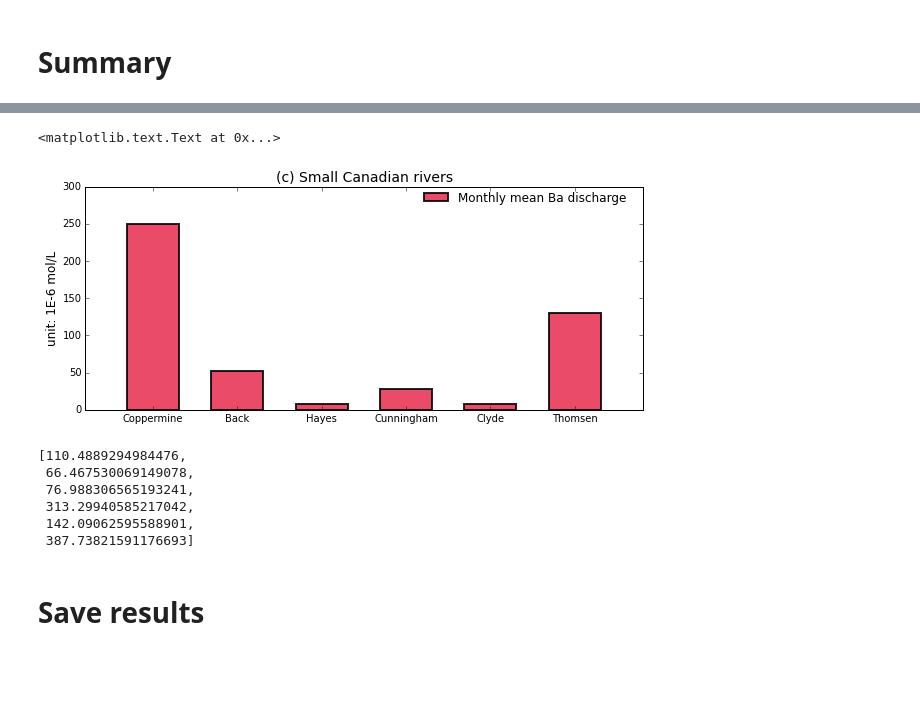
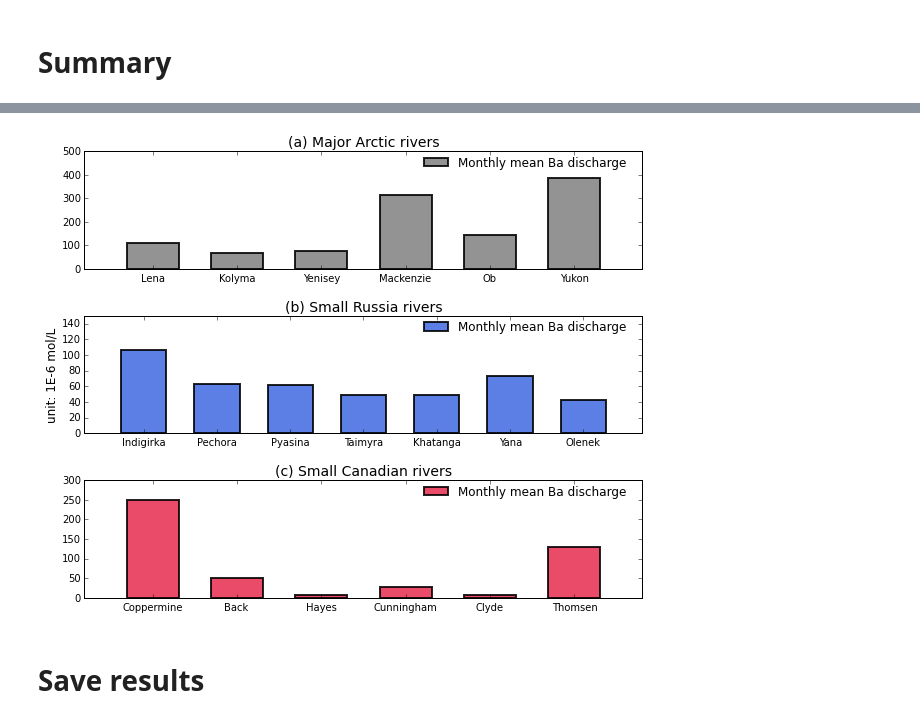
Before and after one commit to UBC-MOAD/analysis-kyle, a Jupyter notebook: notebooks/[Barium] 01 Correcting Barium Records for Arctic rivers.ipynb, the cells around one changed output, grey strips where cells are left out. Drawn from its saved outputs; the diff is of its cells as text; code cells hidden in the pictures; blank space fills up the shorter version.

```diff
--- a/notebooks/[Barium] 01 Correcting Barium Records for Arctic rivers.ipynb
+++ b/notebooks/[Barium] 01 Correcting Barium Records for Arctic rivers.ipynb
@@ -616,3 +599,5 @@ np.mean(Khatanga_Ba_nemo)
 # %%
 proxy_x = [1, 2, 3, 4, 5, 6]
+proxy_x2 = [1, 2, 3, 4, 5, 6, 7]
 proxy_xmid = [1.309, 2.309, 3.309, 4.309, 5.309, 6.309]
+proxy_xmid2 = [1.309, 2.309, 3.309, 4.309, 5.309, 6.309, 7.309]
@@ -630,8 +603,0 @@ ax.set_title('(a) Major Arctic rivers', fontsize=14)
-# %%
-plt.figure(figsize=(10, 4))
-ax=plt.gca(); ax.set_ylim(0, 150); ax.set_xlim(0.5, 7.118)
-ax.bar(proxy_x, Russia_small_Ba, width=0.618, lw=2, alpha=0.85, label='Monthly mean Ba discharge')
-LG = ax.legend(numpoints=1, bbox_to_anchor=(0.6, 1), loc=2, borderaxespad=0.); LG.draw_frame(False)
-ax.set_xticklabels(Russia_name); ax.set_xticks(proxy_xmid)
-ax.set_ylabel('unit: 1E-6 mol/L', fontsize=12)
-ax.set_title('(b) Small Russia rivers', fontsize=14)
@@ -641,23 +604,33 @@ ax.set_title('(b) Small Russia rivers', fontsize=14)
-# %%
-plt.figure(figsize=(10, 4))
-ax=plt.gca(); ax.set_ylim(0, 300); ax.set_xlim(0.5, 7.118)
-ax.bar(proxy_x, Canadian_small_Ba, width=0.618, lw=2, color=AM, alpha=0.85, label='Monthly mean Ba discharge')
-LG = ax.legend(numpoints=1, bbox_to_anchor=(0.6, 1), loc=2, borderaxespad=0.); LG.draw_frame(False)
-ax.set_xticklabels(Canadian_name); ax.set_xticks(proxy_xmid)
-ax.set_ylabel('unit: 1E-6 mol/L', fontsize=12)
-ax.set_title('(c) Small Canadian rivers', fontsize=14)
-# %% [output]
-<matplotlib.text.Text at 0x...>
-[figure, removed]
-# %%
-major_Ba
-# %% [output]
-[110.4889294984476,
- 66.467530069149078,
- 76.988306565193241,
- 313.29940585217042,
- 142.09062595588901,
- 387.73821591176693]
+# %%
+fig=plt.figure(figsize=(10, 8))
+ax1=plt.subplot2grid((3, 1), (0, 0), colspan=3, rowspan=1)
+ax2=plt.subplot2grid((3, 1), (1, 0), colspan=3, rowspan=1)
+ax3=plt.subplot2grid((3, 1), (2, 0), colspan=3, rowspan=1)
+plt.subplots_adjust(hspace = 0.4)
+
+ax1.set_ylim(0, 500); ax1.set_xlim(0.5, 7.118)
+ax1.bar(proxy_x, major_Ba, width=0.618, lw=2, color='gray', alpha=0.85, label='Monthly mean Ba discharge')
+LG = ax1.legend(numpoints=1, bbox_to_anchor=(0.6, 1), loc=2, borderaxespad=0.); LG.draw_frame(False)
+ax1.set_xticklabels(major_name); ax1.set_xticks(proxy_xmid)
+ax1.set_title('(a) Major Arctic rivers', fontsize=14)
+
+ax2.set_ylim(0, 150); ax2.set_xlim(0.5, 8.118)
+ax2.bar(proxy_x2, Russia_small_Ba, width=0.618, lw=2, color=RB, alpha=0.85, label='Monthly mean Ba discharge')
+LG = ax2.legend(numpoints=1, bbox_to_anchor=(0.6, 1), loc=2, borderaxespad=0.); LG.draw_frame(False)
+ax2.set_xticklabels(Russia_name); ax2.set_xticks(proxy_xmid2)
+ax2.set_ylabel('unit: 1E-6 mol/L', fontsize=12)
+ax2.set_title('(b) Small Russian rivers', fontsize=14)
+
+ax3.set_ylim(0, 300); ax3.set_xlim(0.5, 7.118)
+ax3.bar(proxy_x, Canadian_small_Ba, width=0.618, lw=2, color=AM, alpha=0.85, label='Monthly mean Ba discharge')
+LG = ax3.legend(numpoints=1, bbox_to_anchor=(0.6, 1), loc=2, borderaxespad=0.); LG.draw_frame(False)
+ax3.set_xticklabels(Canadian_name);  ax3.set_xticks(proxy_xmid)
+ax3.set_title('(c) Small Canadian rivers', fontsize=14)
+
+#fig.savefig('Ba_monthly_mean.pdf', dpi=600, orientation='portrait', papertype='a4', format='pdf',
+#            transparent=False, bbox_inches='tight', pad_inches=0)
+# %% [output]
+[figure, added]
 # %% [markdown]
 # Save results
 # %%
```
Also changed, not shown: parts of 6 cells of this notebook, 9 other files.
